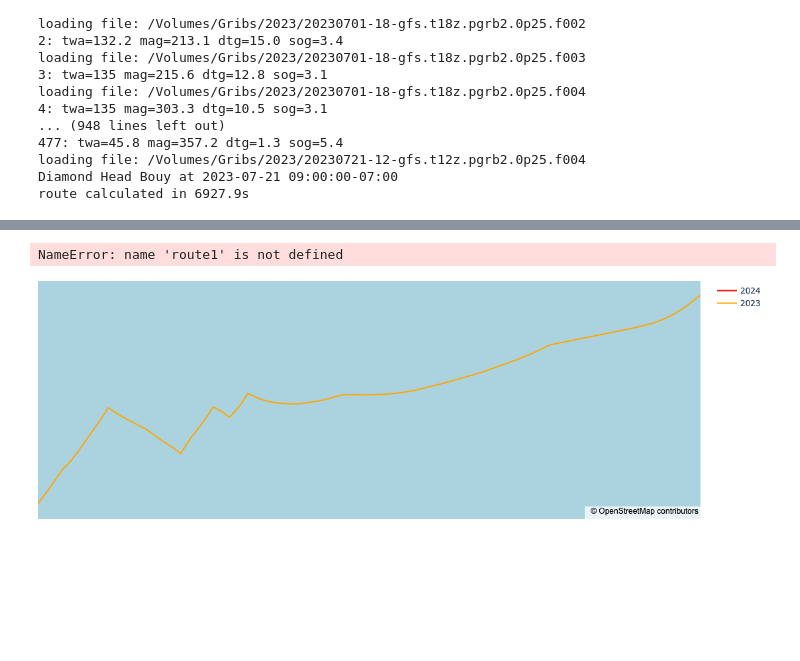
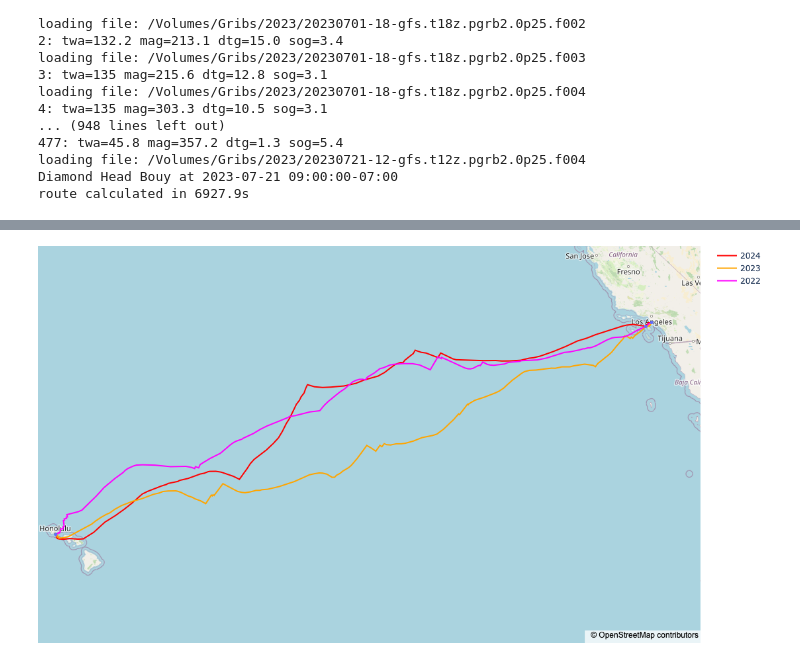
Before and after one commit to briandrawert/weather_routing, a Jupyter notebook: WeatherRouting-TransPac-YOY.ipynb, the cells around one changed output, grey strips where cells are left out. Cells and saved outputs as stored; diff of their text form; code cells hidden in the pictures; blank space fills up the shorter version.

Commit message:
compressed data via extracted grib files

```diff
--- a/WeatherRouting-TransPac-YOY.ipynb
+++ b/WeatherRouting-TransPac-YOY.ipynb
@@ -20,6 +20,9 @@ Tracks = {
     '2023':{'Start_Date' : 20230701,# July 1st, 12:00 PST
         'Start_Time' : 20, #19:00 UTC
         'grib_files_dir' : "/Volumes/Gribs/2023"},
+    '2022':{'Start_Date' : 20220701,# July 1st, 12:00 PST
+        'Start_Time' : 20, #19:00 UTC
+        'grib_files_dir' : "historical_gribs/2022"},
     }
 # %%
 waypoints
@@ -79,4 +82,9 @@ loading file: /Volumes/Gribs/2023/20230721-12-gfs.t12z.pgrb2.0p25.f004
 Diamond Head Bouy at 2023-07-21 09:00:00-07:00
 route calculated in 6927.9s
 # %%
-import pickle
+route2022 = weather_routing.route_shortest_path(
+    waypoints,
+    start_date=Tracks['2022']['Start_Date'],
+    start_time=Tracks['2022']['Start_Time'],
+    grib_files_dir=Tracks['2022']['grib_files_dir']
+)
@@ -87,25 +115,23 @@ import pickle
 # %%
-import plotly.express
-fig = plotly.express.line_map(route1, lat="lat", lon="lng",
-                              hover_name="date",
-                              zoom=3, height=500,
-                              color="red"
-                             )
+# import plotly.express
+# fig = plotly.express.line_map(route1, lat="lat", lon="lng",
+#                               hover_name="date",
+#                               zoom=3, height=500,
+#                               color="red"
+#                              )
 
-scatter_points = plotly.express.scatter_map(waypoints,
-                lat="lat",
-                lon="lng",
-                hover_name="name")
-fig.add_traces(scatter_points.data)
+# scatter_points = plotly.express.scatter_map(waypoints,
+#                 lat="lat",
+#                 lon="lng",
+#                 hover_name="name")
+# fig.add_traces(scatter_points.data)
 
-fig.update_layout(map_style="open-street-map", map_zoom=7,
-                  map_center_lat= 26.7,
-                  map_center_lon= -135,
-                  margin={"r":0,"t":0,"l":0,"b":0})
+# fig.update_layout(map_style="open-street-map", map_zoom=7,
+#                   map_center_lat= 26.7,
+#                   map_center_lon= -135,
+#                   margin={"r":0,"t":0,"l":0,"b":0})
 
-fig.show()
+# fig.show()
-# %% [output]
-NameError: name 'route1' is not defined
 # %%
 import plotly.graph_objects as go
 import plotly.express as px
@@ -121,34 +147,48 @@ fig.add_trace(go.Scattermapbox(
     line=dict(color='red', width=2),
     name='2024',
     hovertext=route2024['date']
 ))
 
 # Add the second route (orange line)
 fig.add_trace(go.Scattermapbox(
     lat=route2023['lat'],
     lon=route2023['lng'],
     mode='lines',
     line=dict(color='orange', width=2),
     name='2023',
     hovertext=route2023['date']
 ))
 
+# Add the 3rd route (magenta line)
+fig.add_trace(go.Scattermapbox(
+    lat=route2022['lat'],
+    lon=route2022['lng'],
+    mode='lines',
+    line=dict(color='magenta', width=2),
+    name='2022',
+    hovertext=route2022['date']
+))
+
+
+
 # Add scatter points for waypoints
 scatter_points = px.scatter_mapbox(waypoints,
                                    lat="lat",
                                    lon="lng",
                                    hover_name="name")
 fig.add_traces(scatter_points.data)
 
 # Update layout for the map
 fig.update_layout(
     mapbox_style="open-street-map",
-    mapbox_zoom=7,
-    mapbox_center={"lat": 26.7, "lon": -135},
-    margin={"r":0, "t":0, "l":0, "b":0}
+    mapbox_zoom=4,
+    mapbox_center={"lat": 26.7, "lon": -137},
+    margin={"r":0, "t":0, "l":0, "b":0},
+   # width=800,
+    height=600
 )
 
 # Show the plot
 fig.show()
 # %% [output]
-[figure, old version]
+[figure, new version]
```
Also changed, not shown: parts of 2 cells of this notebook, 4 other files.
